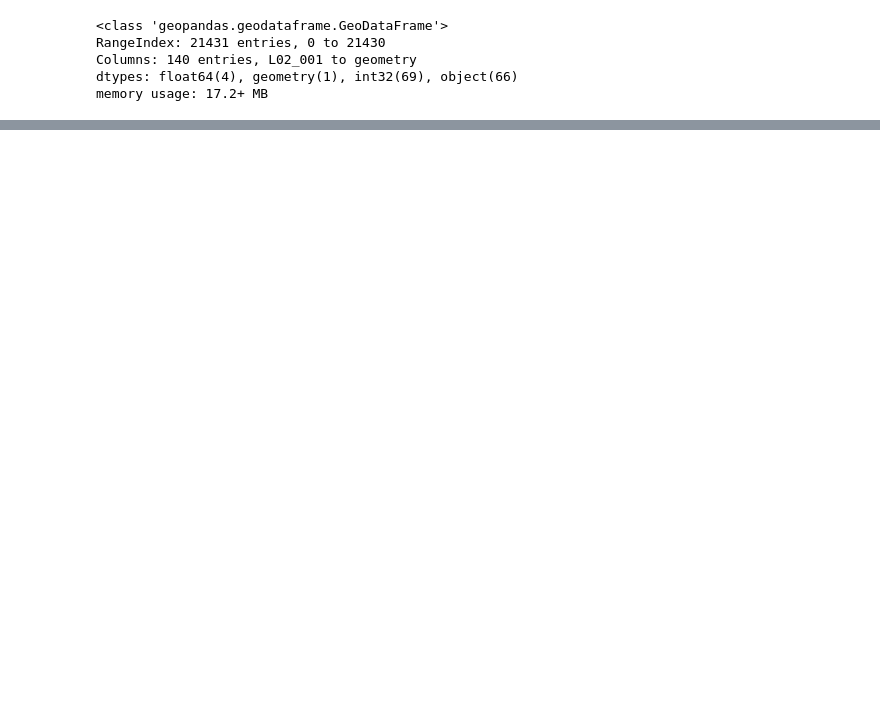
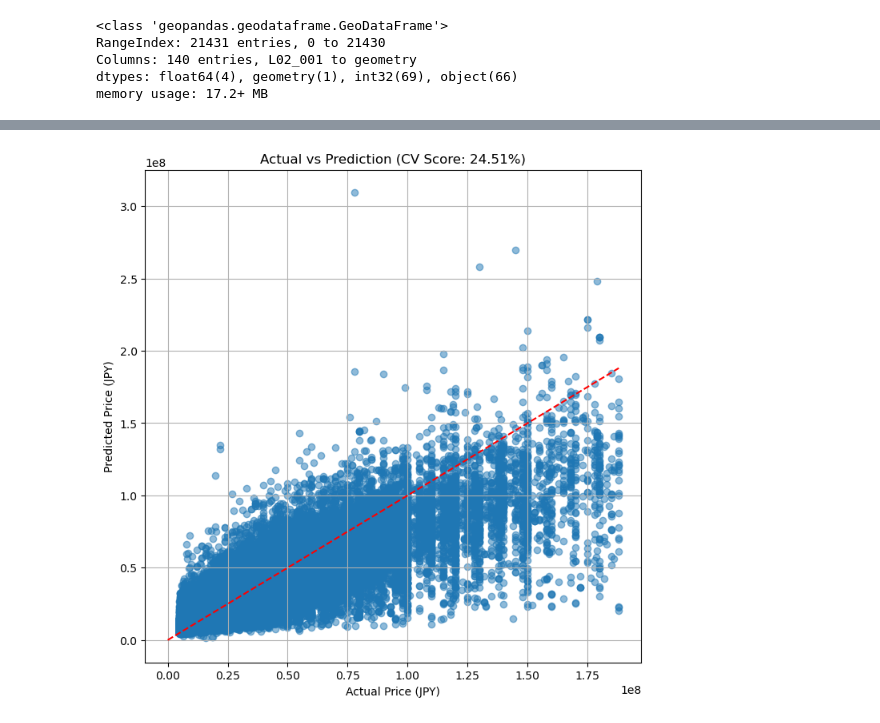
Before and after one commit to TetsukiOrito/signate_hudosan, a Jupyter notebook: notebook/baseline.ipynb, the cells around one changed output, grey strips where cells are left out. Drawn from its saved outputs; the diff is of its cells as text; code cells hidden in the pictures; blank space fills up the shorter version.

```diff
--- a/notebook/baseline.ipynb
+++ b/notebook/baseline.ipynb
@@ -16,7 +16,7 @@ pd.set_option('display.max_columns', None)
 input_path = '../input/'
 gdf_land = gpd.read_file(os.path.join(input_path, 'L02-25.geojson'))
 df_land = gdf_land.copy()
-df_land['price'] = df_land['L02_008']
+df_land['price'] = df_land['L02_006']
 df = pd.read_csv(os.path.join(input_path, 'train.csv'))
 test = pd.read_csv(os.path.join(input_path, 'test.csv'))
 gdf_land.info()
@@ -248,0 +238,93 @@ dtype: int64
+# %%
+import numpy as np
+import pandas as pd
+import lightgbm as lgb
+from sklearn.model_selection import KFold
+from sklearn.metrics import mean_absolute_percentage_error
+import matplotlib.pyplot as plt
+import seaborn as sns
+
+# ---------------------------------------------------------
+# 0. データの準備 (前処理済みのものを使う)
+# ---------------------------------------------------------
+# df_train_processed, features, target_log = preprocess_data(train_df, gdf_land, is_train=True)
+
+X = train_processed[features]
+y = target_log # log1p(単価)
+
+# ---------------------------------------------------------
+# 1. K-Fold CV の設定
+# ---------------------------------------------------------
+n_splits = 5 # 5分割が一般的
+kf = KFold(n_splits=n_splits, shuffle=True, random_state=42)
+
+# 結果を保存する箱
+oof_preds_log = np.zeros(len(X)) # 全データの予測値（対数）をここに集める
+models = [] # 作った5つのモデルを保存しておく（後で平均したりする用）
+scores = [] # 各Foldのスコア
+
+# ---------------------------------------------------------
+# 2. 交差検証ループ (5回まわす)
+# ---------------------------------------------------------
+print(f"特徴量: {features}")
+print("-" * 50)
+
+for fold, (train_idx, valid_idx) in enumerate(kf.split(X, y)):
+    # 分割
+    X_train, y_train = X.iloc[train_idx], y.iloc[train_idx]
+    X_valid, y_valid = X.iloc[valid_idx], y.iloc[valid_idx]
+
+    # モデル定義 & 学習
+    model = lgb.LGBMRegressor(random_state=42, n_jobs=-1)
+    model.fit(
+        X_train, y_train,
+        eval_set=[(X_valid, y_valid)],
+        callbacks=[lgb.early_stopping(stopping_rounds=50, verbose=False)] # 改善なければ早めに止める
+    )
+
+    # 予測 (対数)
+    val_pred_log = model.predict(X_valid)
+
+    # OOF配列に保存 (あとでまとめて評価するため)
+    oof_preds_log[valid_idx] = val_pred_log
+
+    # --- 評価 (このFold単体のMAPEを計算) ---
+    # 1. 対数を戻す
+    val_pred_price = np.expm1(val_pred_log)
+    y_valid_price = np.expm1(y_valid)
+
+    # 2. 単価 × 面積 ＝ 総額 に戻す
+    # ※ iloc[valid_idx] で対応する行の面積を取ってくる
+    val_pred_total = val_pred_price * train_processed.iloc[valid_idx]['unit_area']
+    y_valid_total = y_valid_price * train_processed.iloc[valid_idx]['unit_area']
+
+    # 3. MAPE計算
+    score = np.mean(np.abs((y_valid_total - val_pred_total) / y_valid_total)) * 100
+    scores.append(score)
+    models.append(model)
+
+    print(f"Fold {fold+1} MAPE: {score:.3f} %")
+
+# ---------------------------------------------------------
+# 3. 最終結果の確認
+# ---------------------------------------------------------
+print("-" * 50)
+print(f"平均 MAPE: {np.mean(scores):.3f} %")
+print("-" * 50)
+
+# ---------------------------------------------------------
+# 4. (オマケ) どこで外しているかグラフ化
+# ---------------------------------------------------------
+# 全体の予測値（総額）
+oof_total_pred = np.expm1(oof_preds_log) * train_processed['unit_area']
+actual_total = np.expm1(y) * train_processed['unit_area']
+
+plt.figure(figsize=(8, 8))
+plt.scatter(actual_total, oof_total_pred, alpha=0.5)
+plt.plot([0, actual_total.max()], [0, actual_total.max()], 'r--', label='Perfect')
+plt.xlabel('Actual Price (JPY)')
+plt.ylabel('Predicted Price (JPY)')
+plt.title(f'Actual vs Prediction (CV Score: {np.mean(scores):.2f}%)')
+plt.grid(True)
+plt.show()
+# %% [output]
@@ -248,0 +348 @@ dtype: int64
+[figure, added]
```
Also changed, not shown: parts of 8 cells of this notebook.
